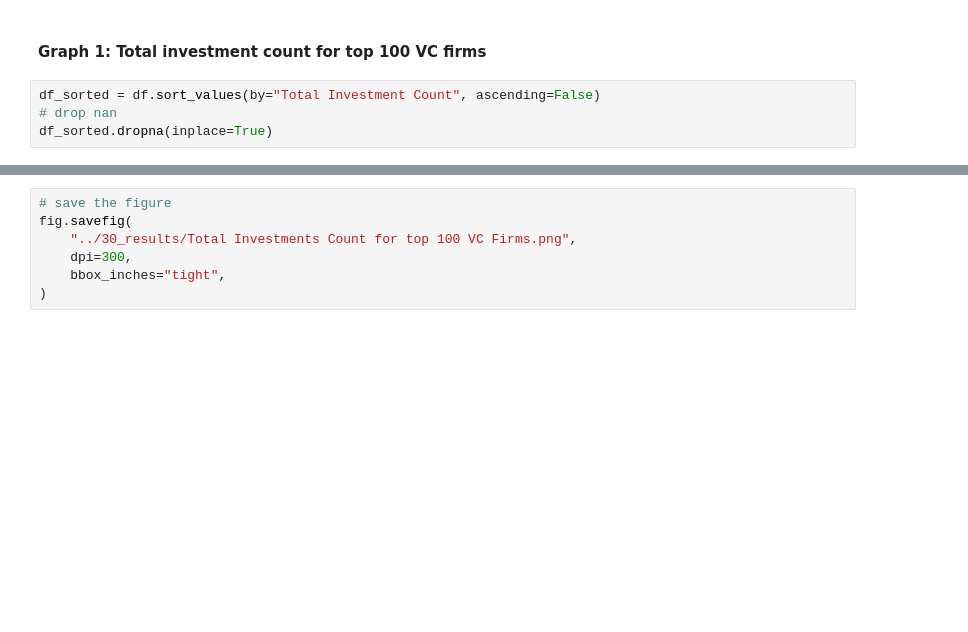
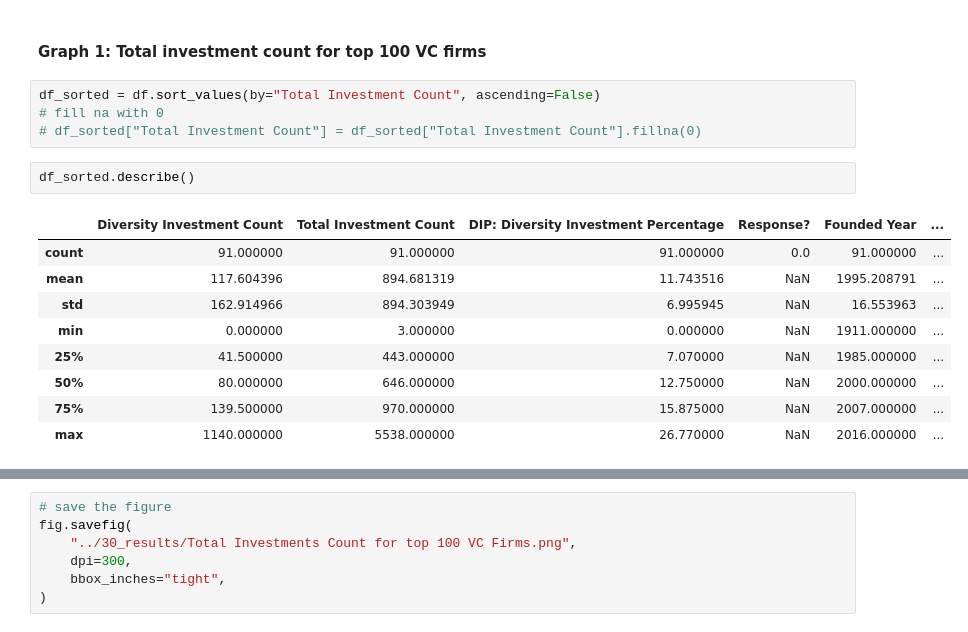
Before and after one commit to Yer1k/Diverse_Led_Funds, a Jupyter notebook: 10_code/Graphs.ipynb, the cells around one changed output, grey strips where cells are left out. Drawn from its saved outputs; the diff is of its cells as text; blank space fills up the shorter version.

```diff
--- a/10_code/Graphs.ipynb
+++ b/10_code/Graphs.ipynb
@@ -37,7 +41,19 @@ df["DIP: Diversity Investment Percentage"] = (
 #### Graph 1: Total investment count for top 100 VC firms
 # %%
 df_sorted = df.sort_values(by="Total Investment Count", ascending=False)
-# drop nan
-df_sorted.dropna(inplace=True)
+# fill na with 0
+# df_sorted["Total Investment Count"] = df_sorted["Total Investment Count"].fillna(0)
+# %%
+df_sorted.describe()
+# %% [output]
+|  | Diversity Investment Count | Total Investment Count | DIP: Diversity Investment Percentage | Response? | Founded Year | ... |
+| count | 91.000000 | 91.000000 | 91.000000 | 0.0 | 91.000000 | ... |
+| mean | 117.604396 | 894.681319 | 11.743516 | NaN | 1995.208791 | ... |
+| std | 162.914966 | 894.303949 | 6.995945 | NaN | 16.553963 | ... |
+| min | 0.000000 | 3.000000 | 0.000000 | NaN | 1911.000000 | ... |
+| 25% | 41.500000 | 443.000000 | 7.070000 | NaN | 1985.000000 | ... |
+| 50% | 80.000000 | 646.000000 | 12.750000 | NaN | 2000.000000 | ... |
+| 75% | 139.500000 | 970.000000 | 15.875000 | NaN | 2007.000000 | ... |
+| max | 1140.000000 | 5538.000000 | 26.770000 | NaN | 2016.000000 | ... |
 # %%
 # create a bar chart of total investments count
```
Also changed, not shown: parts of 14 cells of this notebook, 4 other files.
